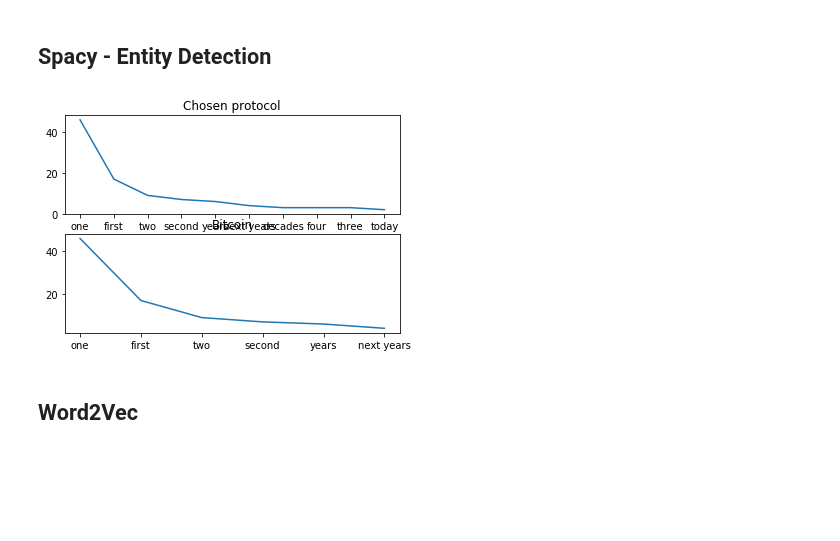
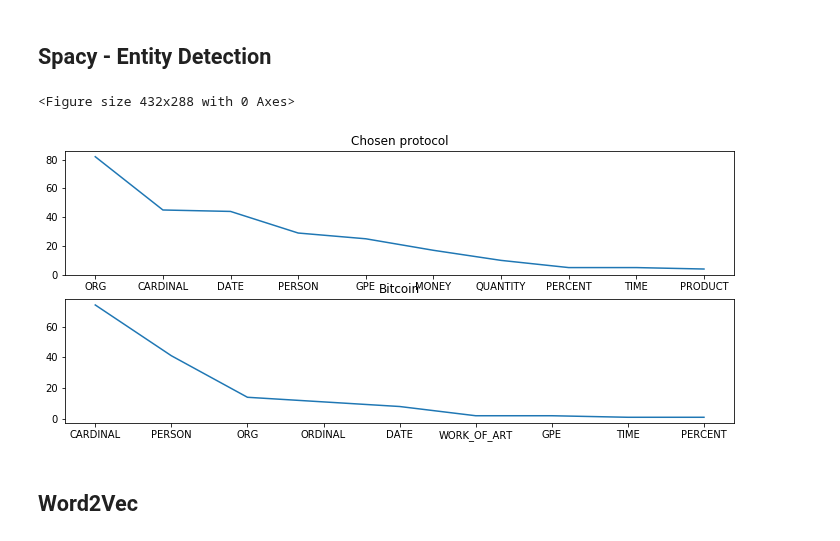
Before and after one commit to luisdiegocm/HWR_DataScience_Project, a Jupyter notebook: notebooks/3- Text Extraction.ipynb, the cells around one changed output. Drawn from its saved outputs; the diff is of its cells as text; code cells hidden in the pictures; blank space fills up the shorter version.

```diff
--- a/notebooks/3- Text Extraction.ipynb
+++ b/notebooks/3- Text Extraction.ipynb
@@ -84,10 +83,10 @@ Done!
 def entity_det (paper):
 
     nlp = spacy.load('en_core_web_sm')
-    doc1 = nlp(corpora[paper])
-    doc2 = nlp(corpora['bitcoin'])
-    items1 = [x.text for x in doc1.ents]
-    items2 = [x.text for x in doc2.ents]
+    doc1 = nlp(dataset[paper])
+    doc2 = nlp(dataset['bitcoin'])
+    items1 = [x.label_ for x in doc1.ents]
+    items2 = [x.label_ for x in doc2.ents]
     i1 = Counter(items1).most_common(10)
     #print('\n')
     i2 = Counter(items2).most_common(10)
@@ -104,22 +103,28 @@ def entity_det (paper):
 
 
     for i in range(len(i2)):
-        x2.append(i1[i][0])
-        y2.append(i1[i][1])
+        x2.append(i2[i][0])
+        y2.append(i2[i][1])
+
+    plt.subplots_adjust(hspace = 0.5, top = 0.4)
+    plt.figure(figsize=(12,5))
 
     plt.subplot(211)
     plt.plot(x1, y1)
     plt.title("Chosen protocol")
 
     plt.subplot(212)
+  #  plt.figure(figsize=(12,5))
     plt.plot(x2, y2)
     plt.title("Bitcoin")
     plt.show()
 # %%
 #put the name of the white paper here
-entity_det('oceanprotocol')
+#visualized in a wrong way
+entity_det('KwattCoin')
 # %% [output]
+<Figure size 432x288 with 0 Axes>
-[figure, old version]
+[figure, new version]
 # %% [markdown]
 ## Word2Vec
 # %%
```
Also changed, not shown: parts of 4 cells of this notebook.
